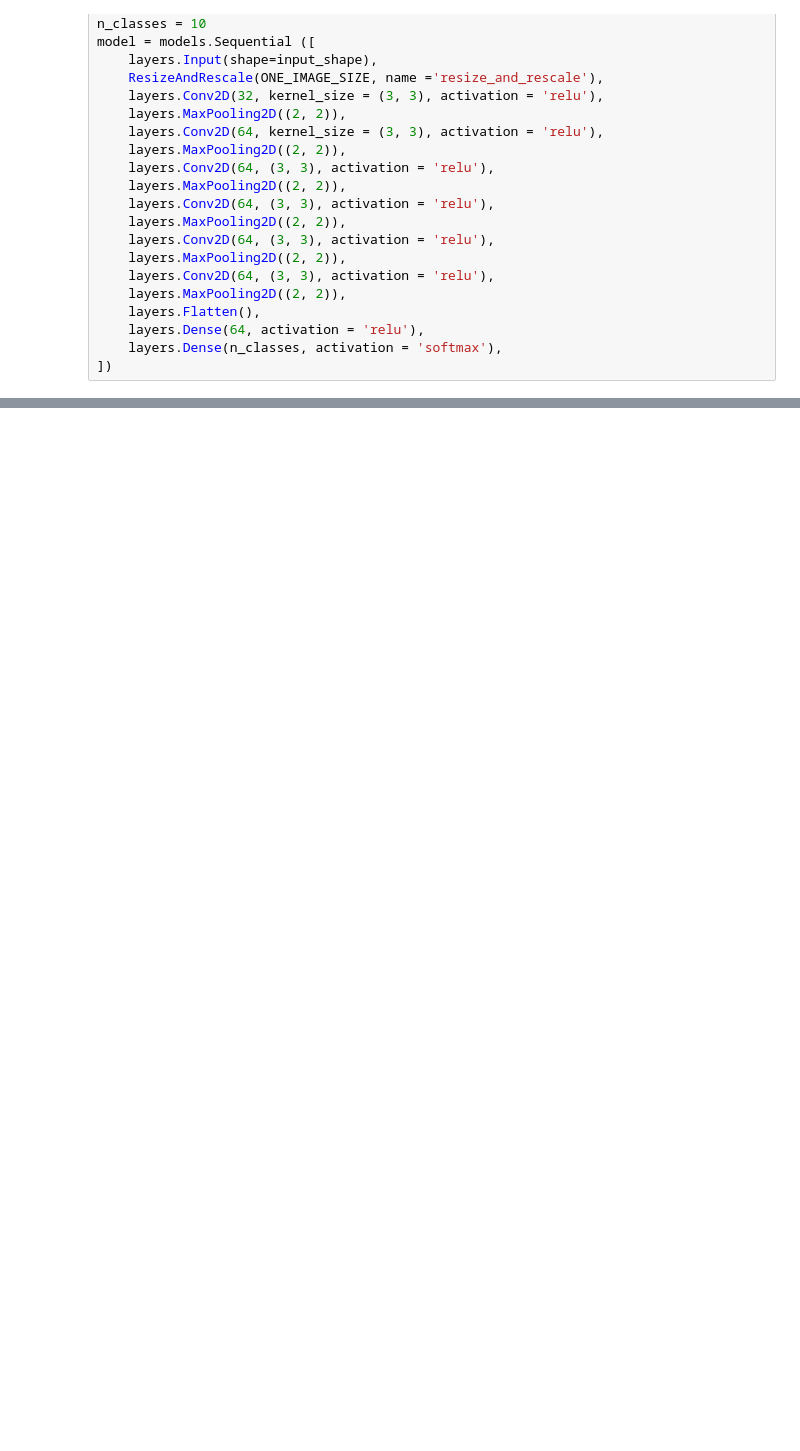
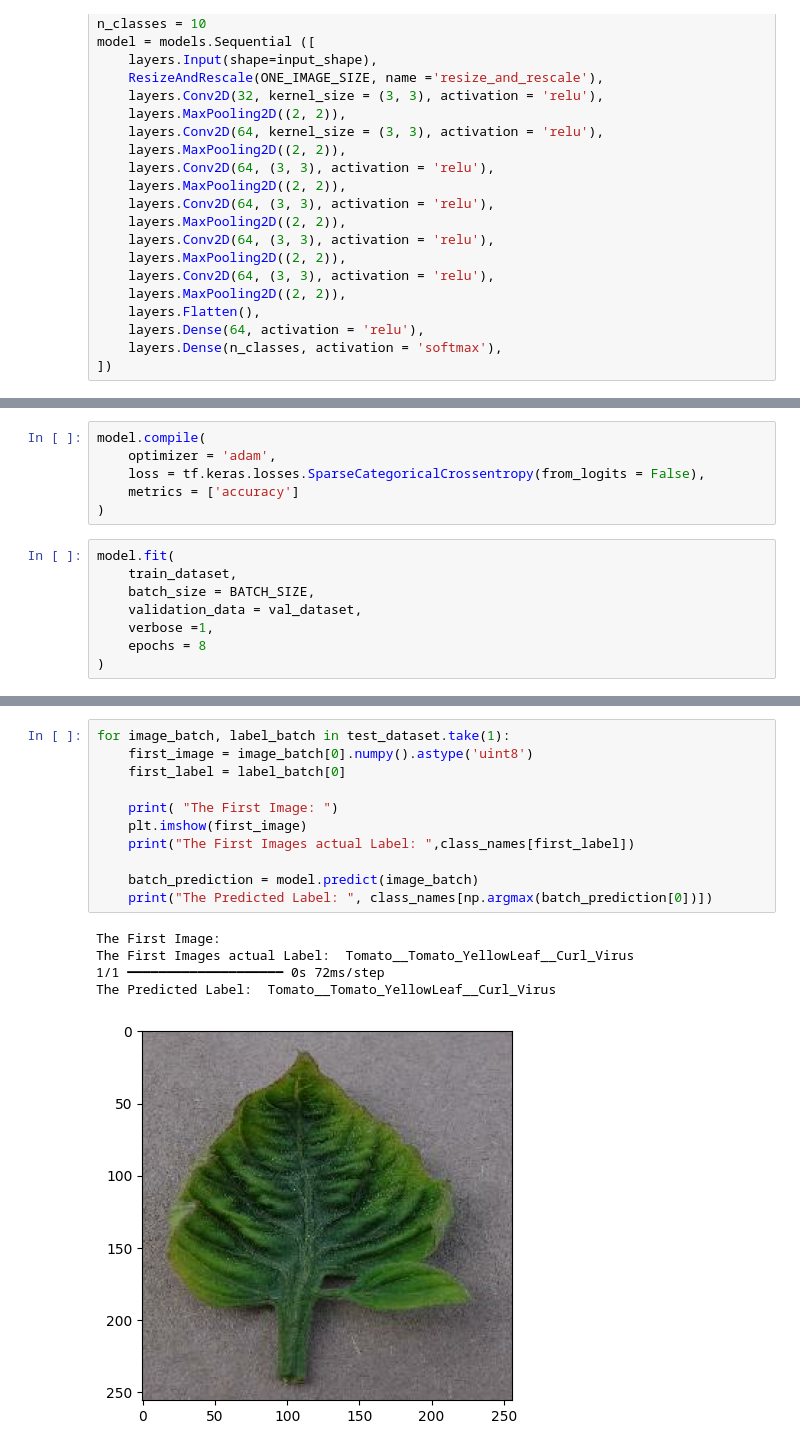
Before and after one commit to prxshetty/TomatoSaviorAI, a Jupyter notebook: training/tomato_model.ipynb, the cells around one changed output, grey strips where cells are left out. Saved outputs shown, nothing was run; the diff lists cells and outputs as text; blank space fills up the shorter version.

Commit message:
final pred, train code added

```diff
--- a/training/tomato_model.ipynb
+++ b/training/tomato_model.ipynb
@@ -164,3 +162,17 @@ Model: "sequential_29"
  Total params: 184,202 (719.54 KB)
  Trainable params: 184,202 (719.54 KB)
  Non-trainable params: 0 (0.00 B)
+# %%
+model.compile(
+    optimizer = 'adam',
+    loss = tf.keras.losses.SparseCategoricalCrossentropy(from_logits = False),
+    metrics = ['accuracy']
+)
+# %%
+model.fit(
+    train_dataset,
+    batch_size = BATCH_SIZE,
+    validation_data = val_dataset,
+    verbose =1,
+    epochs = 8
+)
@@ -166,0 +202,17 @@ Model: "sequential_29"
+# %%
+for image_batch, label_batch in test_dataset.take(1):
+    first_image = image_batch[0].numpy().astype('uint8')
+    first_label = label_batch[0]
+
+    print( "The First Image: ")
+    plt.imshow(first_image)
+    print("The First Images actual Label: ",class_names[first_label])
+
+    batch_prediction = model.predict(image_batch)
+    print("The Predicted Label: ", class_names[np.argmax(batch_prediction[0])])
+# %% [output]
+The First Image:
+The First Images actual Label:  Tomato__Tomato_YellowLeaf__Curl_Virus
+1/1 ━━━━━━━━━━━━━━━━━━━━ 0s 72ms/step
+The Predicted Label:  Tomato__Tomato_YellowLeaf__Curl_Virus
+[figure, added]
```
Also changed, not shown: parts of 6 cells of this notebook.
